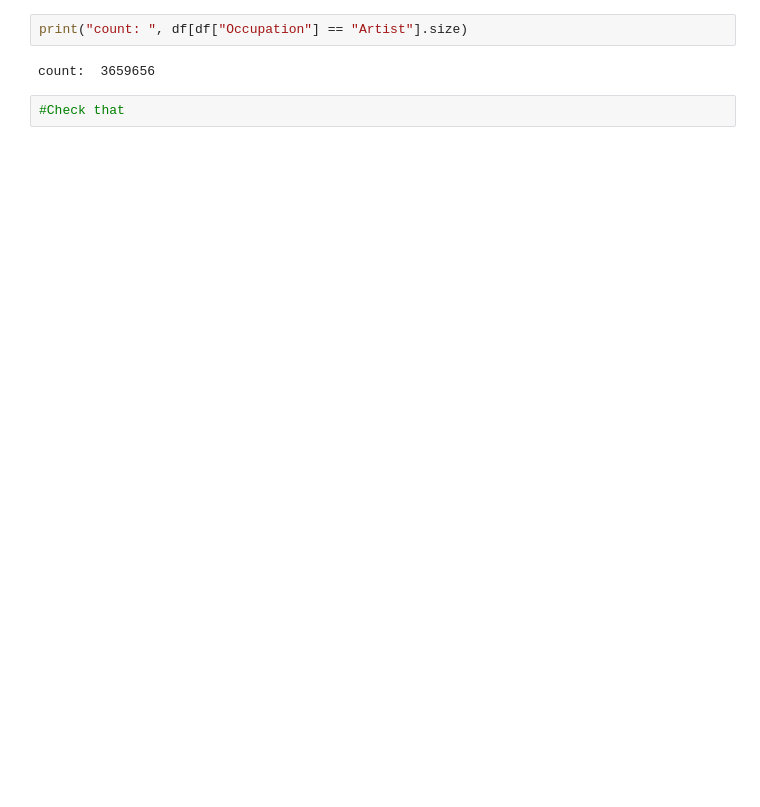
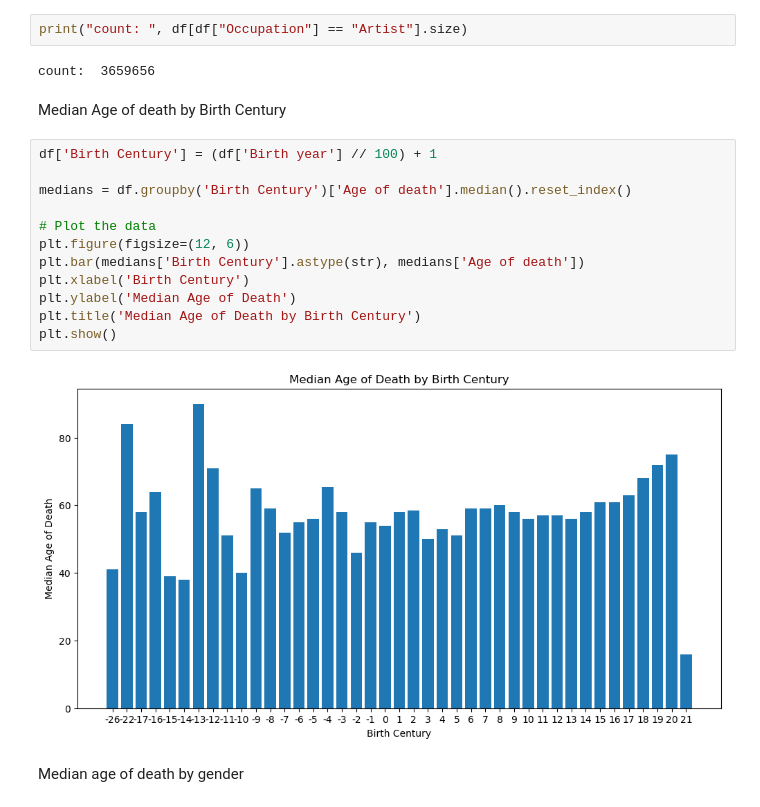
Before and after one commit to JamesHudsonn/3804ICT-Age-Analysis, a Jupyter notebook: age_investigation.ipynb, the cells around one changed output. Drawn from its saved outputs; the diff is of its cells as text; blank space fills up the shorter version.

```diff
--- a/age_investigation.ipynb
+++ b/age_investigation.ipynb
@@ -307,5 +318,21 @@ Tailor; model count:  13
 print("count: ", df[df["Occupation"] == "Artist"].size)
 # %% [output]
 count:  3659656
-# %%
-#Check that
+# %% [markdown]
+Median Age of death by Birth Century
+# %%
+df['Birth Century'] = (df['Birth year'] // 100) + 1
+
+medians = df.groupby('Birth Century')['Age of death'].median().reset_index()
+
+# Plot the data
+plt.figure(figsize=(12, 6))
+plt.bar(medians['Birth Century'].astype(str), medians['Age of death'])
+plt.xlabel('Birth Century')
+plt.ylabel('Median Age of Death')
+plt.title('Median Age of Death by Birth Century')
+plt.show()
+# %% [output]
+[figure, added]
+# %% [markdown]
+Median age of death by gender
```
Also changed, not shown: parts of 13 cells of this notebook.
